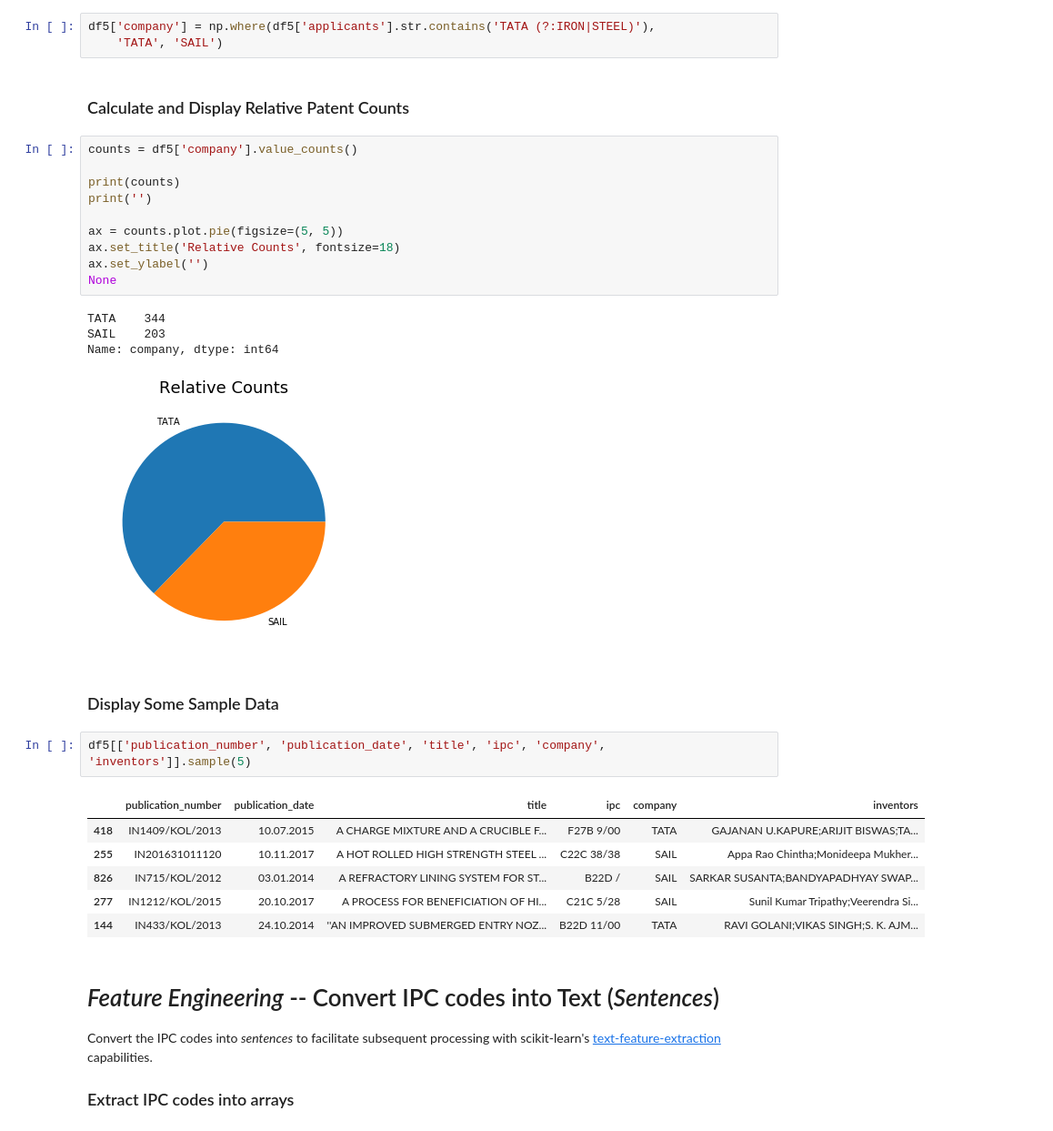
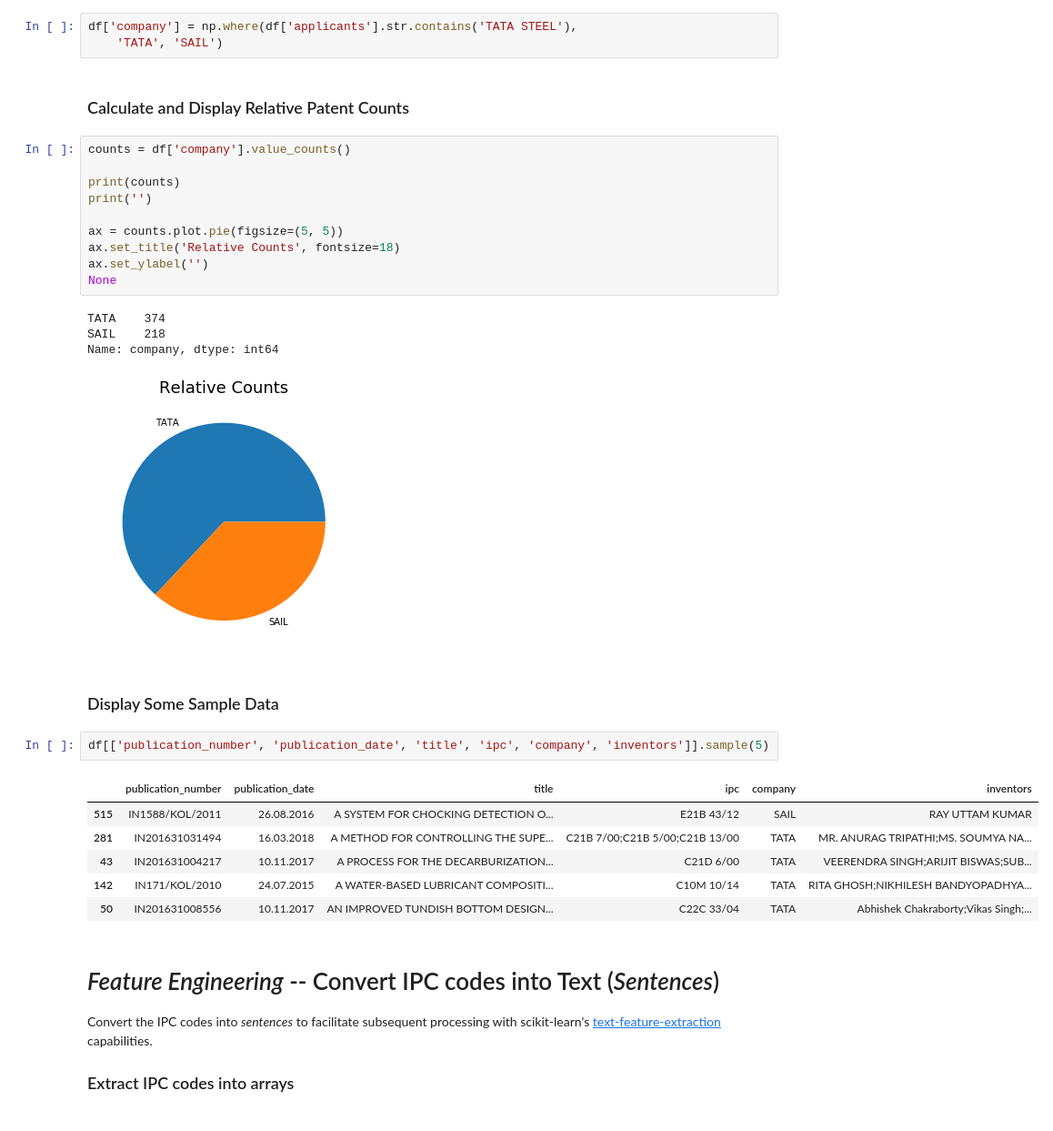
Before and after one commit to sanjaydasgupta/hitchhikers-guide-indian-patent-analytics, a Jupyter notebook: wipo-excel-ipc-scatter-map.ipynb, the cells around one changed output. Shown: that part at 91% size. Cells and saved outputs as stored; diff of their text form.

```diff
--- a/wipo-excel-ipc-scatter-map.ipynb
+++ b/wipo-excel-ipc-scatter-map.ipynb
@@ -118,12 +99,12 @@ Name: applicants, dtype: object
 # %% [markdown]
 ### Add a *company* column
 # %%
-df5['company'] = np.where(df5['applicants'].str.contains('TATA (?:IRON|STEEL)'),
+df['company'] = np.where(df['applicants'].str.contains('TATA STEEL'),
     'TATA', 'SAIL')
 # %% [markdown]
 ### Calculate and Display Relative Patent Counts
 # %%
-counts = df5['company'].value_counts()
+counts = df['company'].value_counts()
 
 print(counts)
 print('')
@@ -133,21 +114,21 @@ ax.set_title('Relative Counts', fontsize=18)
 ax.set_ylabel('')
 None
 # %% [output]
-TATA    344
-SAIL    203
+TATA    374
+SAIL    218
 Name: company, dtype: int64
 [figure]
 # %% [markdown]
 ### Display Some Sample Data
 # %%
-df5[['publication_number', 'publication_date', 'title', 'ipc', 'company', 'inventors']].sample(5)
+df[['publication_number', 'publication_date', 'title', 'ipc', 'company', 'inventors']].sample(5)
 # %% [output]
 |  | publication_number | publication_date | title | ipc | company | inventors |
-| 418 | IN1409/KOL/2013 | 10.07.2015 | A CHARGE MIXTURE AND A CRUCIBLE F... | F27B 9/00 | TATA | GAJANAN U.KAPURE;ARIJIT BISWAS;TA... |
-| 255 | IN201631011120 | 10.11.2017 | A HOT ROLLED HIGH STRENGTH STEEL ... | C22C 38/38 | SAIL | Appa Rao Chintha;Monideepa Mukher... |
-| 826 | IN715/KOL/2012 | 03.01.2014 | A REFRACTORY LINING SYSTEM FOR ST... | B22D / | SAIL | SARKAR SUSANTA;BANDYAPADHYAY SWAP... |
-| 277 | IN1212/KOL/2015 | 20.10.2017 | A PROCESS FOR BENEFICIATION OF HI... | C21C 5/28 | SAIL | Sunil Kumar Tripathy;Veerendra Si... |
-| 144 | IN433/KOL/2013 | 24.10.2014 | ''AN IMPROVED SUBMERGED ENTRY NOZ... | B22D 11/00 | TATA | RAVI GOLANI;VIKAS SINGH;S. K. AJM... |
+| 515 | IN1588/KOL/2011 | 26.08.2016 | A SYSTEM FOR CHOCKING DETECTION O... | E21B 43/12 | SAIL | RAY UTTAM KUMAR |
+| 281 | IN201631031494 | 16.03.2018 | A METHOD FOR CONTROLLING THE SUPE... | C21B 7/00;C21B 5/00;C21B 13/00 | TATA | MR. ANURAG TRIPATHI;MS. SOUMYA NA... |
+| 43 | IN201631004217 | 10.11.2017 | A PROCESS FOR THE DECARBURIZATION... | C21D 6/00 | TATA | VEERENDRA SINGH;ARIJIT BISWAS;SUB... |
+| 142 | IN171/KOL/2010 | 24.07.2015 | A WATER-BASED LUBRICANT COMPOSITI... | C10M 10/14 | TATA | RITA GHOSH;NIKHILESH BANDYOPADHYA... |
+| 50 | IN201631008556 | 10.11.2017 | AN IMPROVED TUNDISH BOTTOM DESIGN... | C22C 33/04 | TATA | Abhishek Chakraborty;Vikas Singh;... |
 # %% [markdown]
 # *Feature Engineering* -- Convert IPC codes into Text (*Sentences*)
 
```
Also changed, not shown: parts of 17 cells of this notebook, 3 other files.
